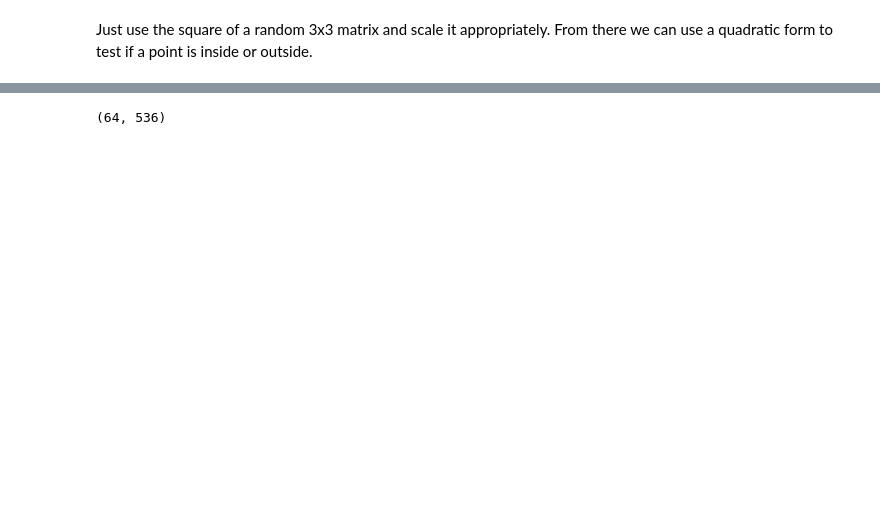
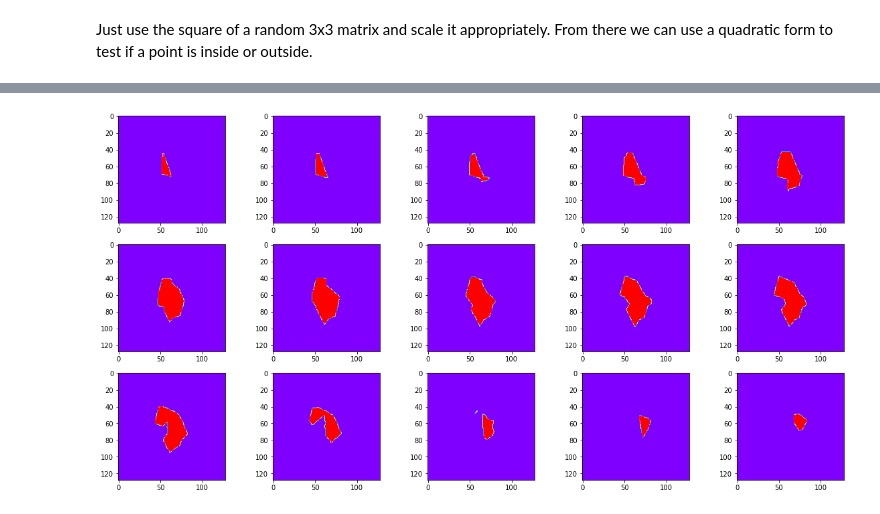
Before and after one commit to HaukeBartsch/shai-hulud, a Jupyter notebook: generateStone.ipynb, the cells around one changed output, grey strips where cells are left out. Cells and saved outputs as stored; diff of their text form; code cells hidden in the pictures; blank space fills up the shorter version.

```diff
--- a/generateStone.ipynb
+++ b/generateStone.ipynb
@@ -89,4 +91,0 @@ ax.scatter([item[0] for item in poOut],[item[1] for item in poOut],[item[2] for
-# %%
-len(poIn), len(poOut)
-# %% [output]
-(64, 536)
@@ -92,0 +162,15 @@ len(poIn), len(poOut)
+# %%
+import math
+# shift the centroids
+po2 = []
+for i in range(len(po)):
+    po2.append(po[i]+(np.asarray(param['dims'])/2))
+r = render2Volume(po2, cls, [1, 1, 1], [param['dims'][0],param['dims'][1],param['dims'][2]])
+# %%
+#%matplotlib inline
+figure = plt.figure(figsize=(20,10))
+for i in range(15):
+    plt.subplot(3, 5, i+1)
+    plt.imshow(r[:,:,i*math.floor(r.shape[2]/15)], cmap='rainbow')
+# %% [output]
+[figure, added]
```
Also changed, not shown: parts of 9 cells of this notebook.
